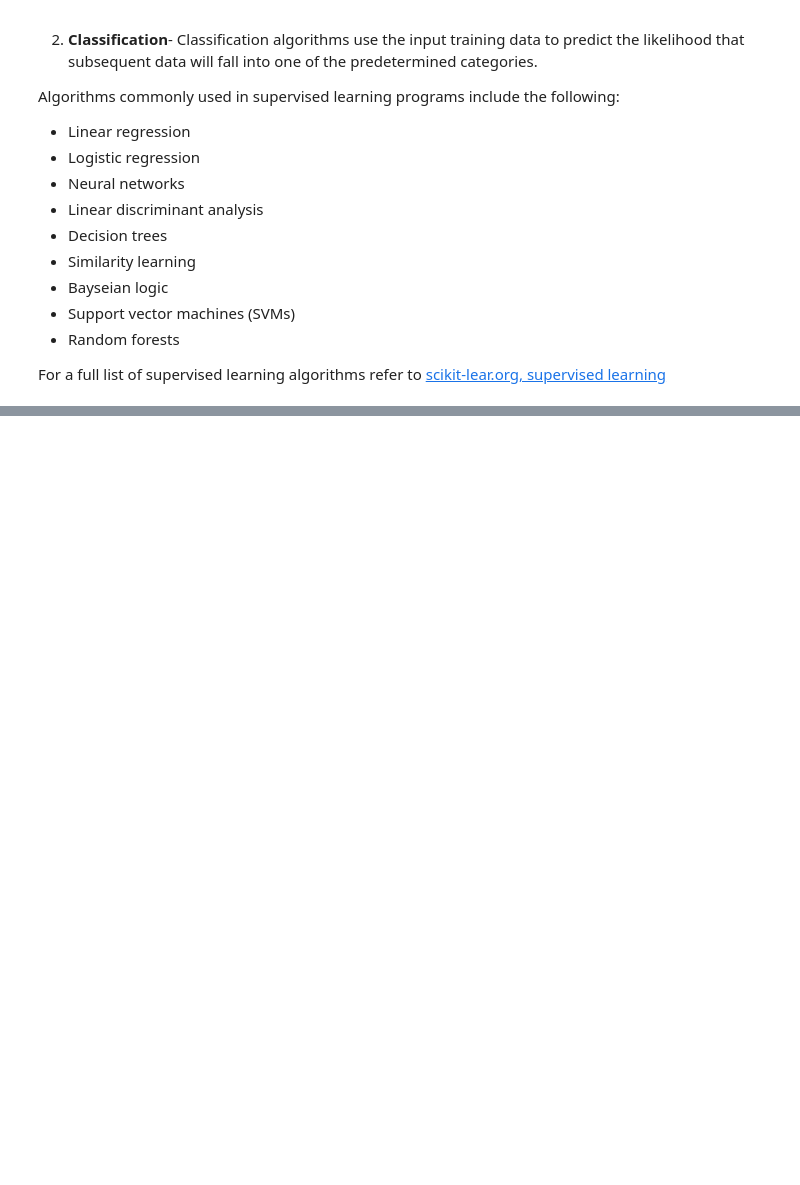
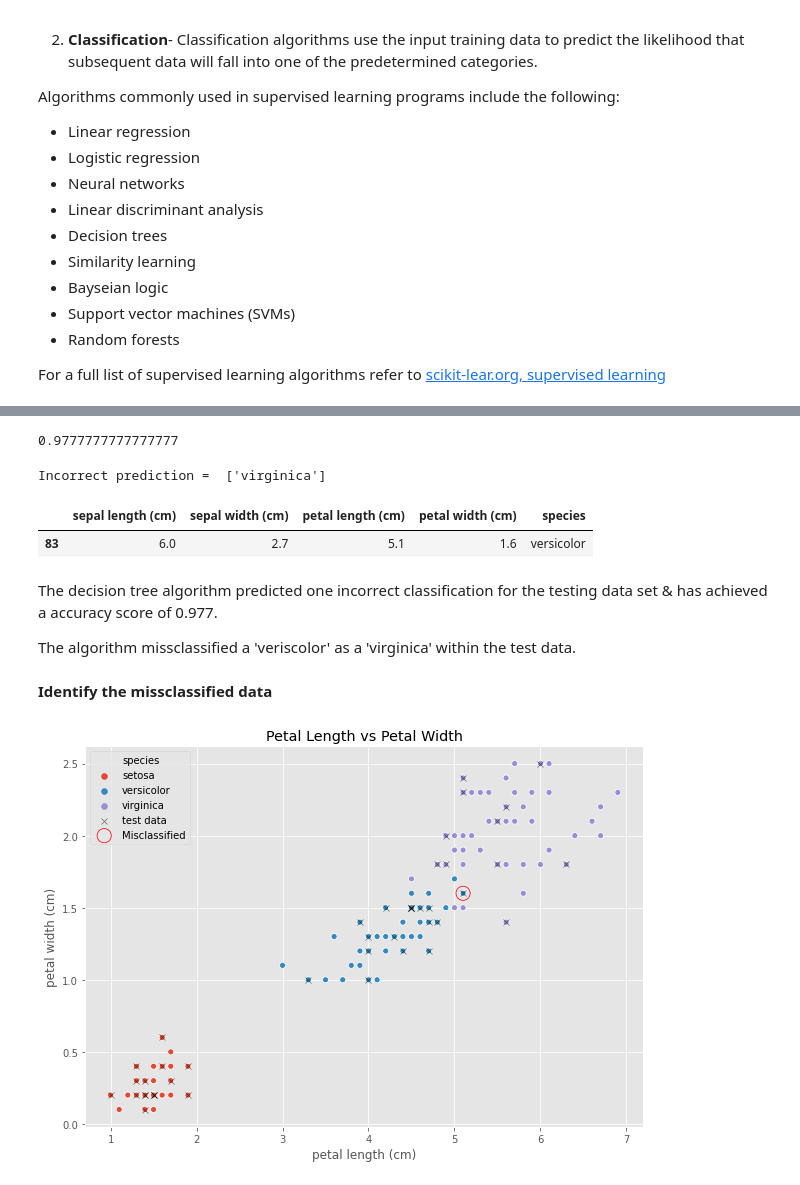
Before and after one commit to PaulSweeney89/ML-S_2021, a Jupyter notebook: scikit-learn.ipynb, the cells around one changed output, grey strips where cells are left out. Saved outputs shown, nothing was run; the diff lists cells and outputs as text; code cells hidden in the pictures; blank space fills up the shorter version.

```diff
--- a/scikit-learn.ipynb
+++ b/scikit-learn.ipynb
@@ -327,0 +326,8 @@ https://towardsdatascience.com/supervised-machine-learning-using-python-scikit-l
+# %%
+# define training & test features array (X)
+X_train = train[['sepal length (cm)', 'sepal width (cm)', 'petal length (cm)', 'petal width (cm)']]
+X_test = test[['sepal length (cm)', 'sepal width (cm)', 'petal length (cm)', 'petal width (cm)']]
+
+# define training & test target array (y)
+y_train = train['species']
+y_test = test['species']
@@ -327,0 +368,36 @@ https://towardsdatascience.com/supervised-machine-learning-using-python-scikit-l
+# %%
+# accuracy score of model for test data
+model.score(X_test, y_test)
+# %% [output]
+0.9777777777777777
+# %%
+print("Incorrect prediction = ", predictions[(predictions == y_test) == False])
+# %% [output]
+Incorrect prediction =  ['virginica']
+# %%
+# Show the misclassified data.
+misclass = test[predictions != y_test]
+misclass
+# %% [output]
+|  | sepal length (cm) | sepal width (cm) | petal length (cm) | petal width (cm) | species |
+| 83 | 6.0 | 2.7 | 5.1 | 1.6 | versicolor |
+# %% [markdown]
+The decision tree algorithm predicted one incorrect classification for the testing data set & has achieved a accuracy score of 0.977.
+
+The algorithm missclassified a 'veriscolor' as a 'virginica' within the test data.
+# %% [markdown]
+**Identify the missclassified data**
+# %%
+# Identify the missclassified data on the Petal Length vs Petal Width plot
+
+# full dataset
+sns.scatterplot(df['petal length (cm)'], df['petal width (cm)'], hue=df['species'])
+
+# test data
+sns.scatterplot(test['petal length (cm)'], test['petal width (cm)'], marker='x', label='test data', color='k', alpha=0.5)
+sns.scatterplot(misclass['petal length (cm)'], misclass['petal width (cm)'],s=200, facecolor='none', edgecolor='r', label='Misclassified')
+
+plt.title("Petal Length vs Petal Width")
+plt.show()
+# %% [output]
+[figure, added]
```
Also changed, not shown: parts of 82 cells of this notebook, 4 other files.
